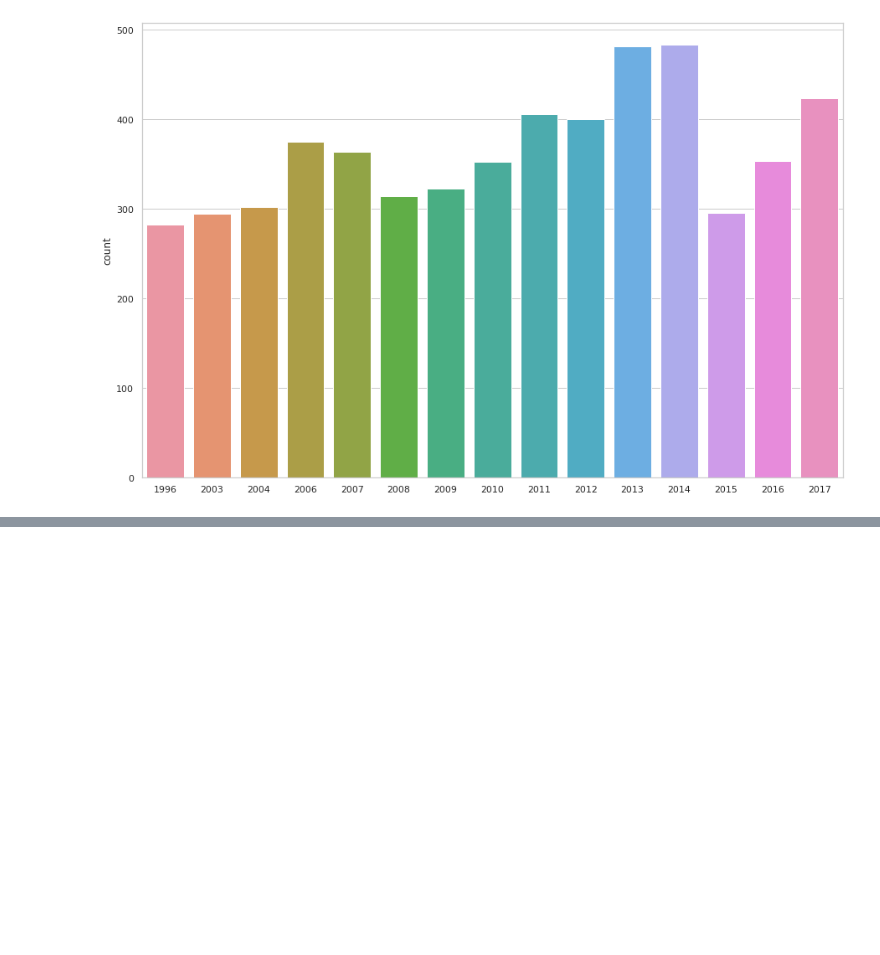
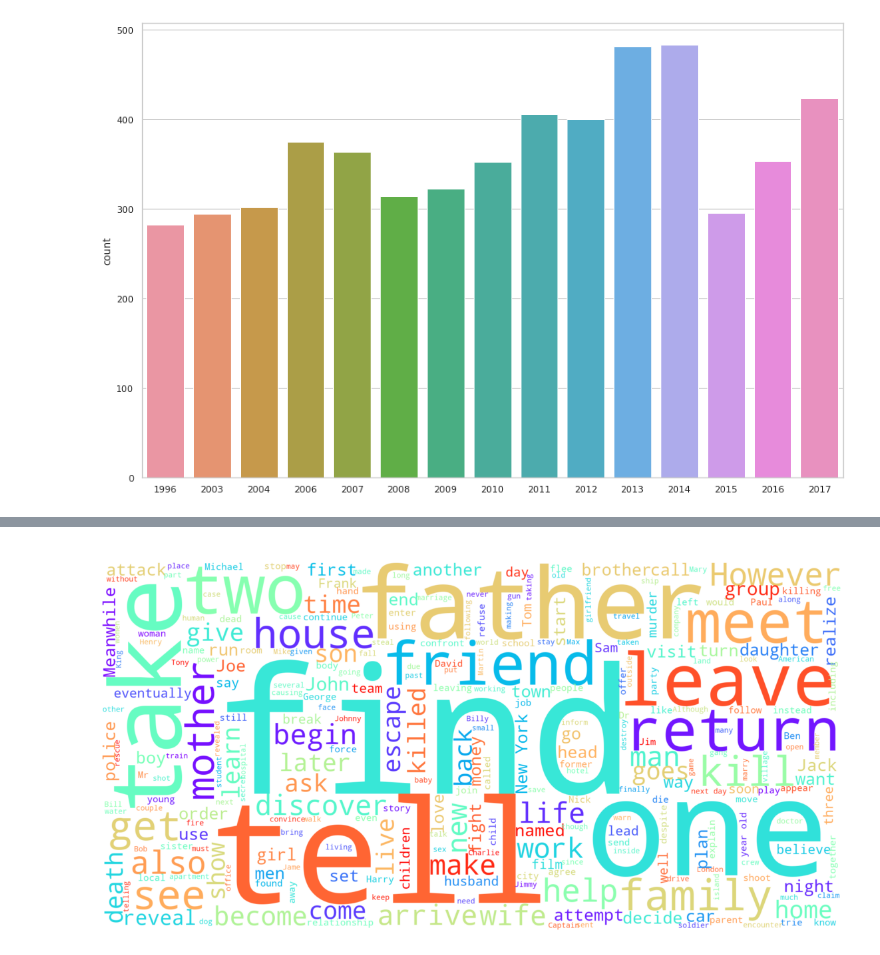
Before and after one commit to ptfrwrd/Explore-movies-and-REC, a Jupyter notebook: Explore_movies_Kaggle.ipynb, the cells around one changed output, grey strips where cells are left out. Drawn from its saved outputs; the diff is of its cells as text; code cells hidden in the pictures; blank space fills up the shorter version.

```diff
--- a/Explore_movies_Kaggle.ipynb
+++ b/Explore_movies_Kaggle.ipynb
@@ -159,0 +277,15 @@ ax = sns.barplot(x=movies_for_plot.index, y="count", data=movies_for_plot)
+# %%
+from wordcloud import WordCloud, ImageColorGenerator
+from PIL import Image
+from nltk.corpus import stopwords
+
+words_cloud = merge_data['plot'].str.split("(").str[0].value_counts().keys()
+eng_stopwords = stopwords.words("english")
+wc1 = WordCloud(stopwords=eng_stopwords,scale=5,max_words=1000,colormap="rainbow",background_color="white").generate(" ".join(words_cloud))
+plt.figure(figsize=(20,14))
+plt.imshow(wc1,interpolation="bilinear")
+plt.axis("off")
+plt.title("Key Words in Job Descriptions",color='white',fontsize=20)
+plt.show()
+# %% [output]
+[figure, added]
```
Also changed, not shown: parts of 33 cells of this notebook.
